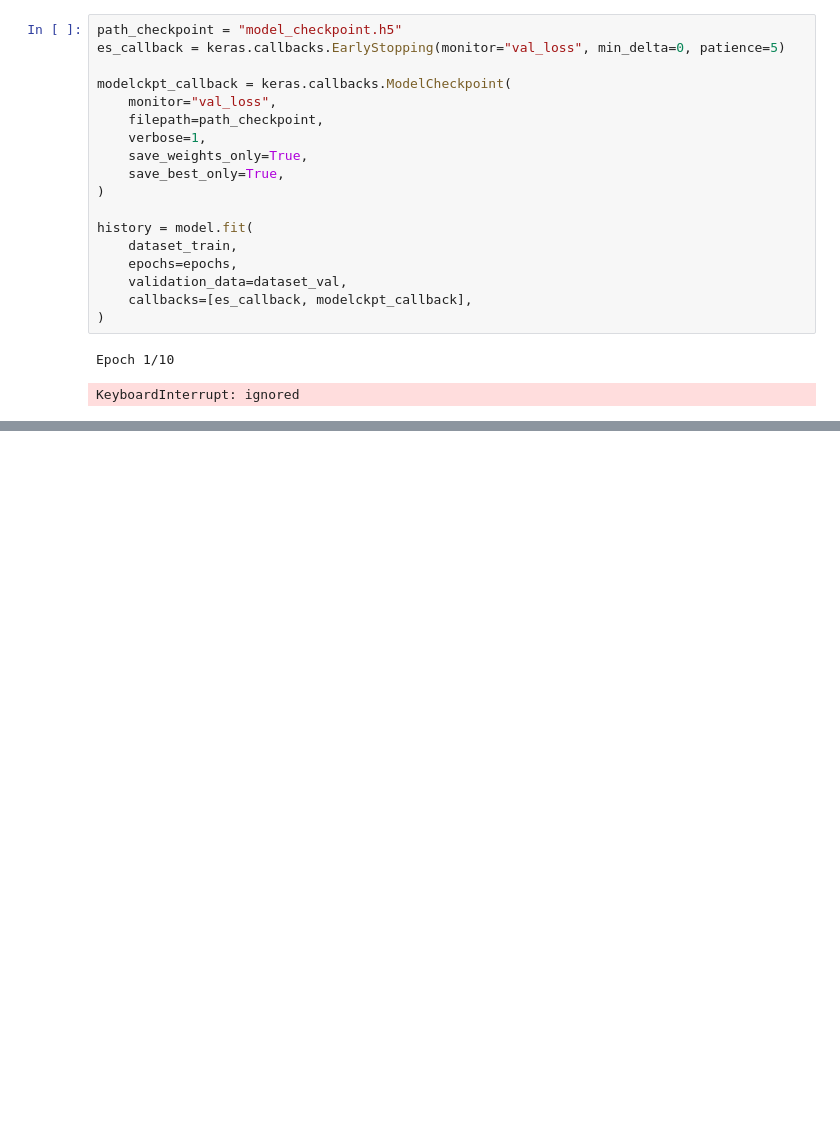
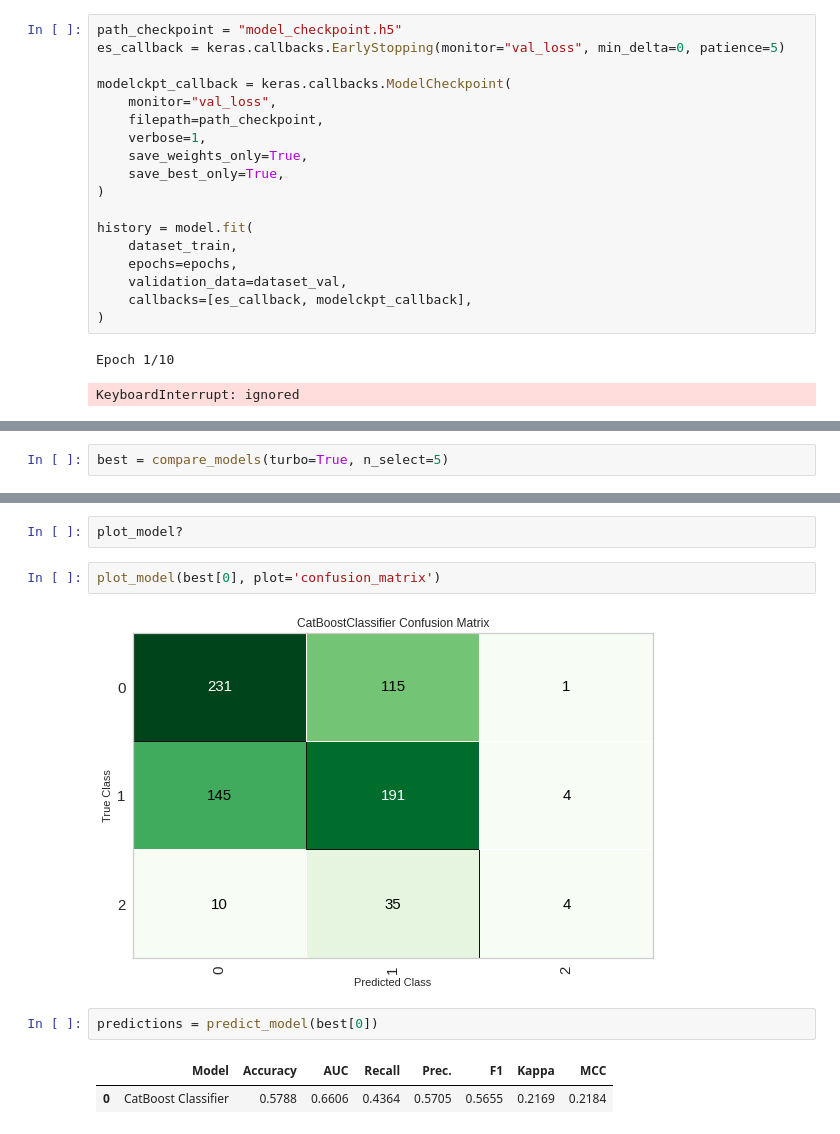
Before and after one commit to AschHarwood/social_unrest, a Jupyter notebook: social_unrest_timeseries_v4_10_25.ipynb, the cells around one changed output, grey strips where cells are left out. Saved outputs shown, nothing was run; the diff lists cells and outputs as text; blank space fills up the shorter version.

```diff
--- a/social_unrest_timeseries_v4_10_25.ipynb
+++ b/social_unrest_timeseries_v4_10_25.ipynb
@@ -1177,0 +1419,2 @@ KeyboardInterrupt: ignored
+# %%
+best = compare_models(turbo=True, n_select=5)
@@ -1177,0 +1438,11 @@ KeyboardInterrupt: ignored
+# %%
+plot_model?
+# %%
+plot_model(best[0], plot='confusion_matrix')
+# %% [output]
+[figure, added]
+# %%
+predictions = predict_model(best[0])
+# %% [output]
+|  | Model | Accuracy | AUC | Recall | Prec. | F1 | Kappa | MCC |
+| 0 | CatBoost Classifier | 0.5788 | 0.6606 | 0.4364 | 0.5705 | 0.5655 | 0.2169 | 0.2184 |
```
Also changed, not shown: parts of 201 cells of this notebook.
